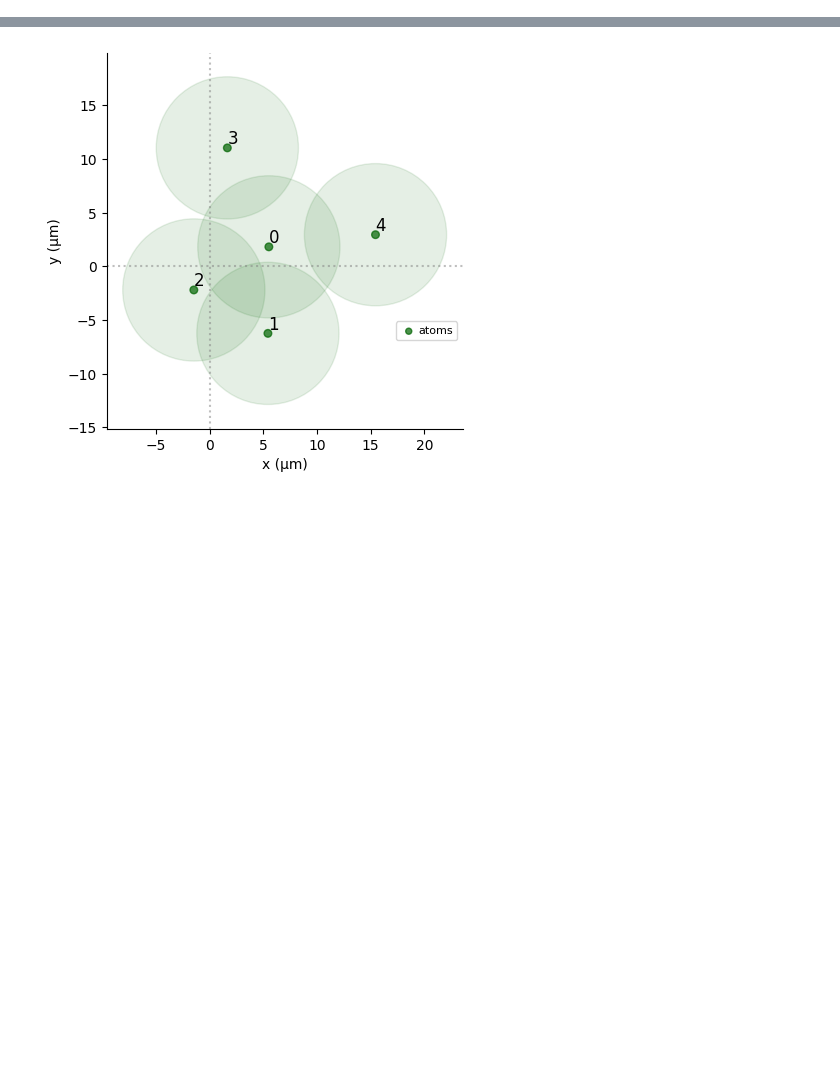
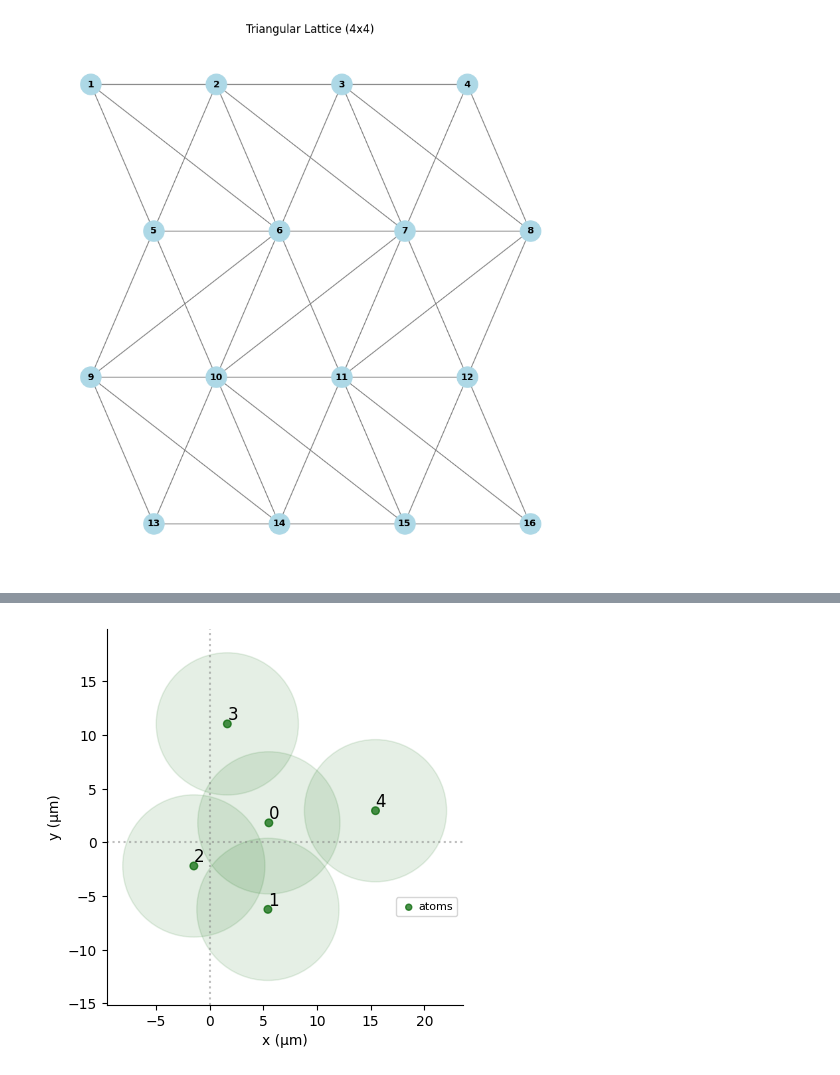
Before and after one commit to Hugo-loio/BIG-quantumhack, a Jupyter notebook: submission/Guillaume_test.ipynb, the cells around one changed output, grey strips where cells are left out. Saved outputs shown, nothing was run; the diff lists cells and outputs as text; code cells hidden in the pictures; blank space fills up the shorter version.

```diff
--- a/submission/Guillaume_test.ipynb
+++ b/submission/Guillaume_test.ipynb
@@ -40,0 +47,51 @@ plt.show()
+# %%
+#triangular lattice
+import networkx as nx
+import matplotlib.pyplot as plt
+
+# Define the size of the lattice (e.g., 4x4)
+rows, cols = 4, 4
+
+# Create a graph
+G = nx.Graph()
+
+# Create nodes and add them to the graph
+for i in range(rows):
+    for j in range(cols):
+        G.add_node((i, j))
+
+# Create edges for the triangular lattice
+for i in range(rows):
+    for j in range(cols):
+        if j + 1 < cols:  # Horizontal edge
+            G.add_edge((i, j), (i, j + 1))
+        if i + 1 < rows:  # Vertical edge
+            G.add_edge((i, j), (i + 1, j))
+        if i + 1 < rows and j + 1 < cols:  # Diagonal edge
+            G.add_edge((i, j), (i + 1, j + 1))
+        if i + 1 < rows and j - 1 >= 0:  # Another diagonal edge
+            G.add_edge((i, j), (i + 1, j - 1))
+
+# Create a mapping from (i, j) to sequential numbers
+mapping = {}
+counter = 1
+for i in range(rows):
+    for j in range(cols):
+        mapping[(i, j)] = counter
+        counter += 1
+
+# Create labels using the mapping
+labels = {node: str(mapping[node]) for node in G.nodes()}
+
+# Define positions for a clearer layout
+pos = {(i, j): (j + (i % 2) * 0.5, -i) for i, j in G.nodes()}
+
+# Draw the triangular lattice graph
+plt.figure(figsize=(8, 8))
+nx.draw(G, pos, with_labels=True, labels=labels, node_size=500, node_color="lightblue", font_size=10, font_weight="bold", edge_color="gray")
+
+# Add a title to the plot
+plt.title("Triangular Lattice (4x4)")
+plt.show()
+# %% [output]
+[figure, added]
```
Also changed, not shown: parts of 2 cells of this notebook, 1 other file.
